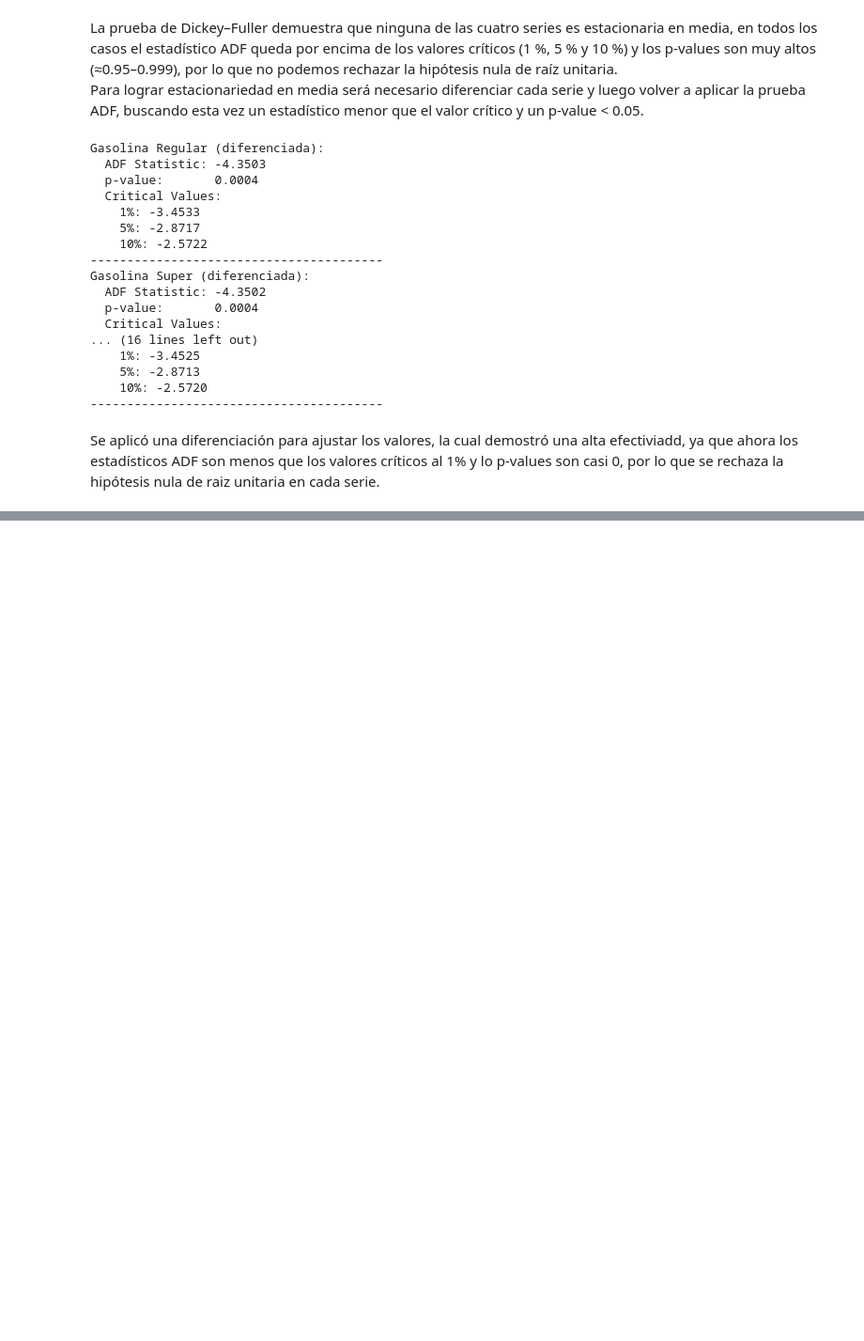
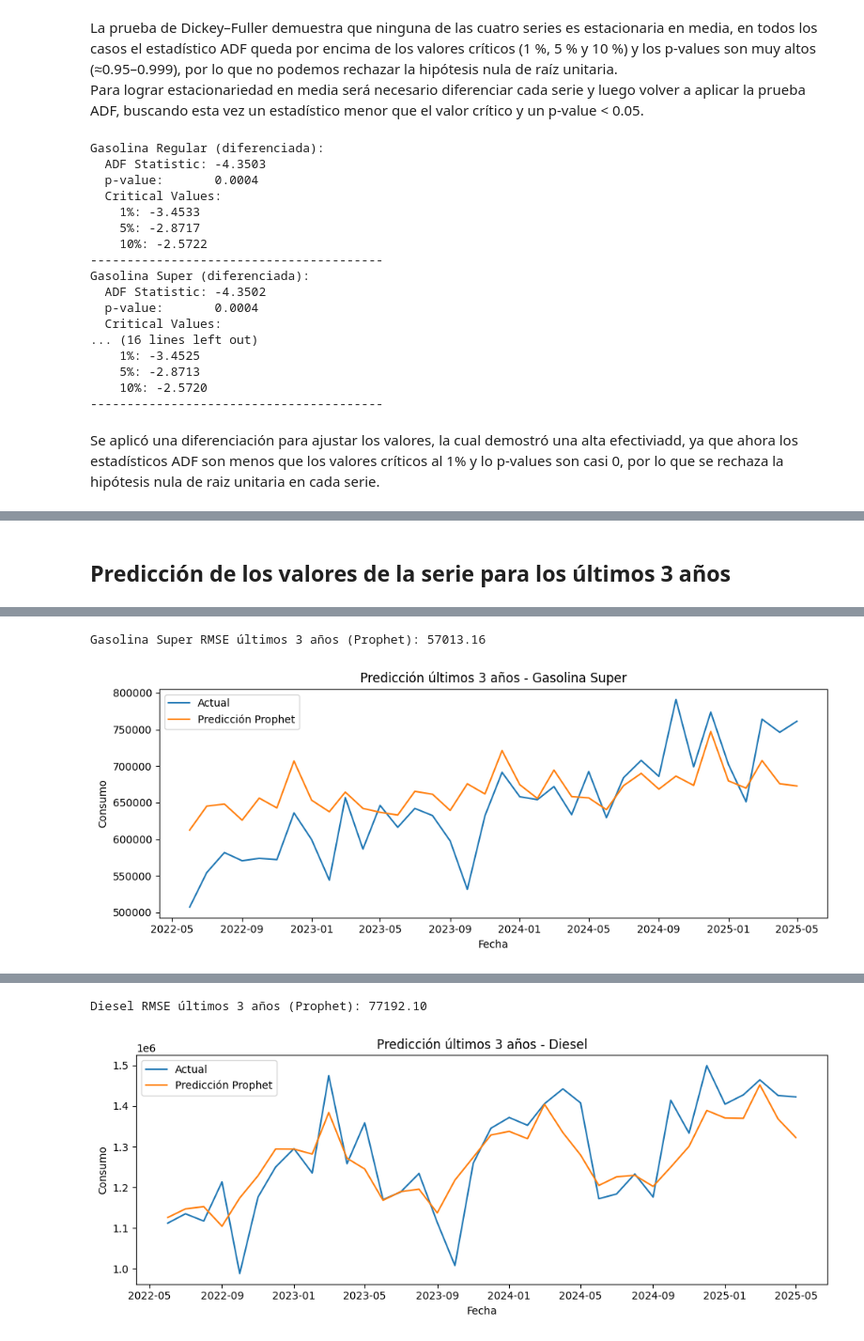
Before and after one commit to chuy-zip/DS_LAB1, a Jupyter notebook: series_time.ipynb, the cells around one changed output, grey strips where cells are left out. Shown at 94% size. Drawn from its saved outputs; the diff is of its cells as text; code cells hidden in the pictures; blank space fills up the shorter version.

```diff
--- a/series_time.ipynb
+++ b/series_time.ipynb
@@ -322,0 +592,41 @@ Se aplicó una diferenciación para ajustar los valores, la cual demostró una a
+# %% [markdown]
+## Predicción de los valores de la serie para los últimos 3 años
+# %%
+import pandas as pd
+import numpy as np
+import matplotlib.pyplot as plt
+
+try:
+    from prophet import Prophet
+except ImportError:
+    from fbprophet import Prophet
+from sklearn.metrics import mean_squared_error
+
+series_list = ['Gasolina Super', 'Diesel']
+horizon = 36
+
+for col in series_list:
+    train = df_consumo[col].iloc[:-horizon]
+    test = df_consumo[col].iloc[-horizon:]
+
+    df_train = train.reset_index().rename(columns={'index':'ds', col:'y'})
+    model = Prophet(yearly_seasonality=True, weekly_seasonality=False, daily_seasonality=False)
+    model.fit(df_train)
+
+    future = model.make_future_dataframe(periods=horizon, freq='MS')
+    forecast = model.predict(future)
+    y_pred = forecast['yhat'].iloc[-horizon:].values
+
+    rmse = np.sqrt(mean_squared_error(test.values, y_pred))
+    print(f"{col} RMSE últimos 3 años (Prophet): {rmse:.2f}")
+
+    plt.figure(figsize=(10, 4))
+    plt.plot(test.index, test.values, label='Actual')
+    plt.plot(test.index, y_pred, label='Predicción Prophet')
+    plt.title(f'Predicción últimos 3 años - {col}')
+    plt.xlabel('Fecha')
+    plt.ylabel('Consumo')
+    plt.legend()
+    plt.tight_layout()
+    plt.show()
+# %% [output]
@@ -322,0 +635,2 @@ Se aplicó una diferenciación para ajustar los valores, la cual demostró una a
+Gasolina Super RMSE últimos 3 años (Prophet): 57013.16
+[figure, added]
@@ -322,0 +639,2 @@ Se aplicó una diferenciación para ajustar los valores, la cual demostró una a
+Diesel RMSE últimos 3 años (Prophet): 77192.10
+[figure, added]
```
Also changed, not shown: parts of 17 cells of this notebook.
